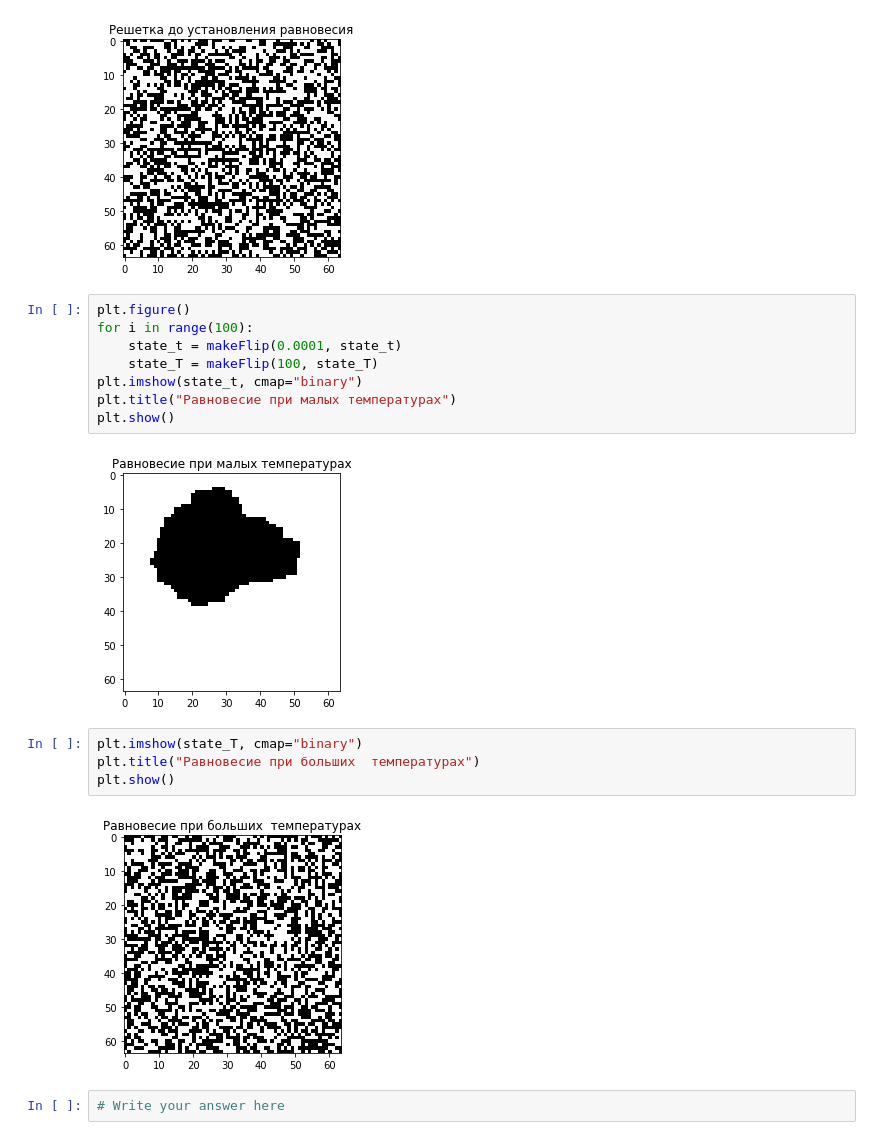
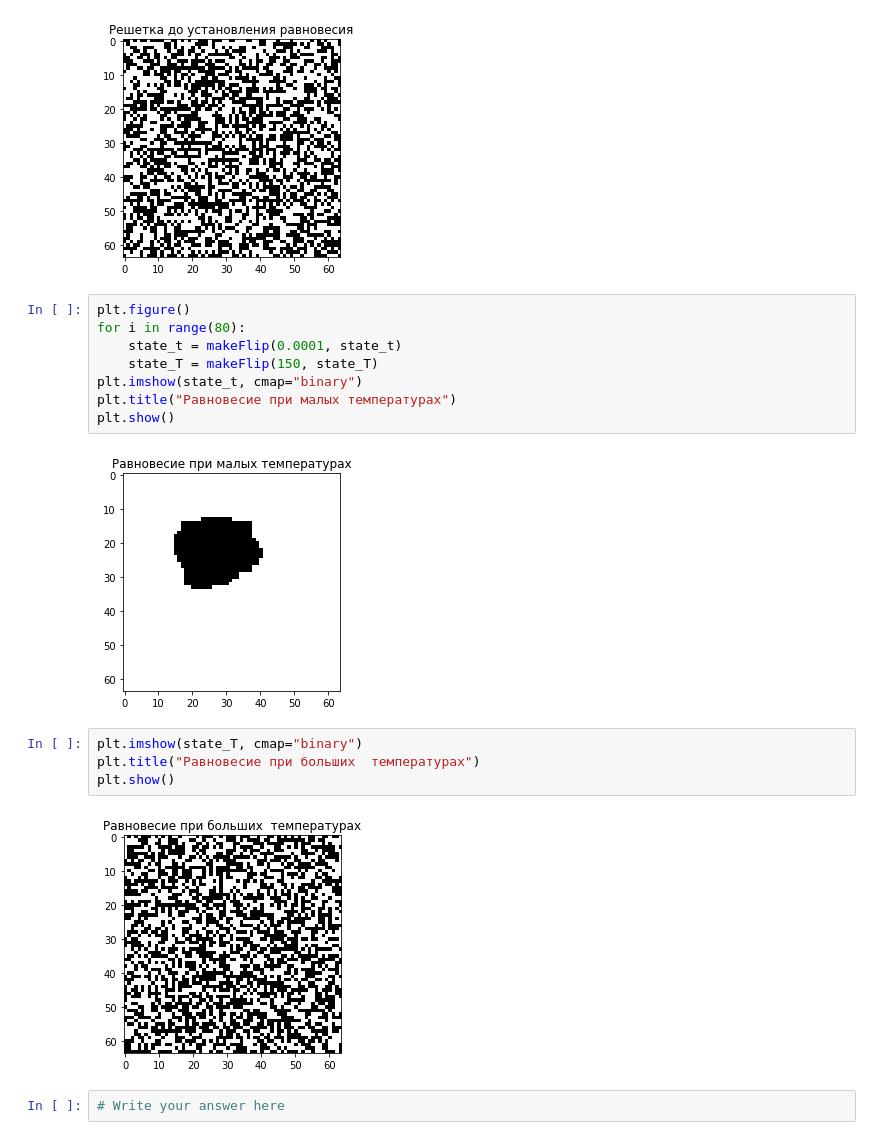
Before and after one commit to ev-br/CP2020, a Jupyter notebook: week_9_Monte-Carlo.ipynb, the cells around one changed output. Cells and saved outputs as stored; diff of their text form.

```diff
--- a/week_9_Monte-Carlo.ipynb
+++ b/week_9_Monte-Carlo.ipynb
@@ -444,19 +444,19 @@ plt.show()
 [figure]
 # %%
 plt.figure()
-for i in range(100):
+for i in range(80):
     state_t = makeFlip(0.0001, state_t)
-    state_T = makeFlip(100, state_T)
+    state_T = makeFlip(150, state_T)
 plt.imshow(state_t, cmap="binary")
 plt.title("Равновесие при малых температурах")
 plt.show()
 # %% [output]
-[figure, old version]
+[figure, new version]
 # %%
 plt.imshow(state_T, cmap="binary")
 plt.title("Равновесие при больших  температурах")
 plt.show()
 # %% [output]
-[figure, old version]
+[figure, new version]
 # %%
 # Write your answer here
```
